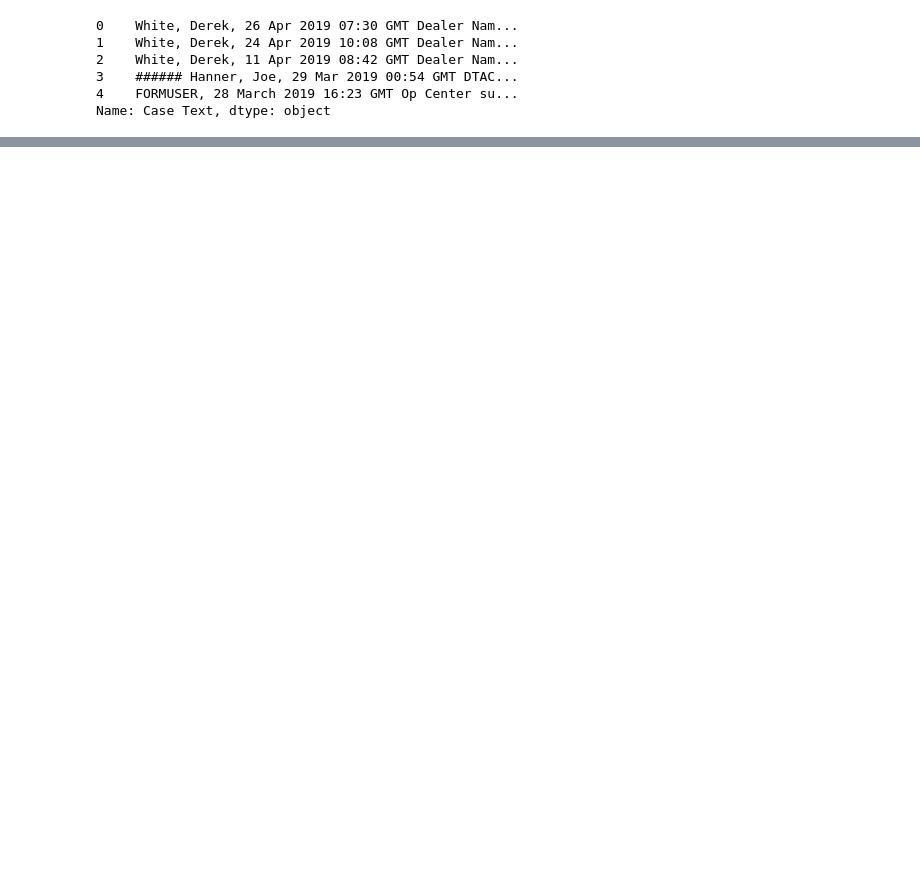
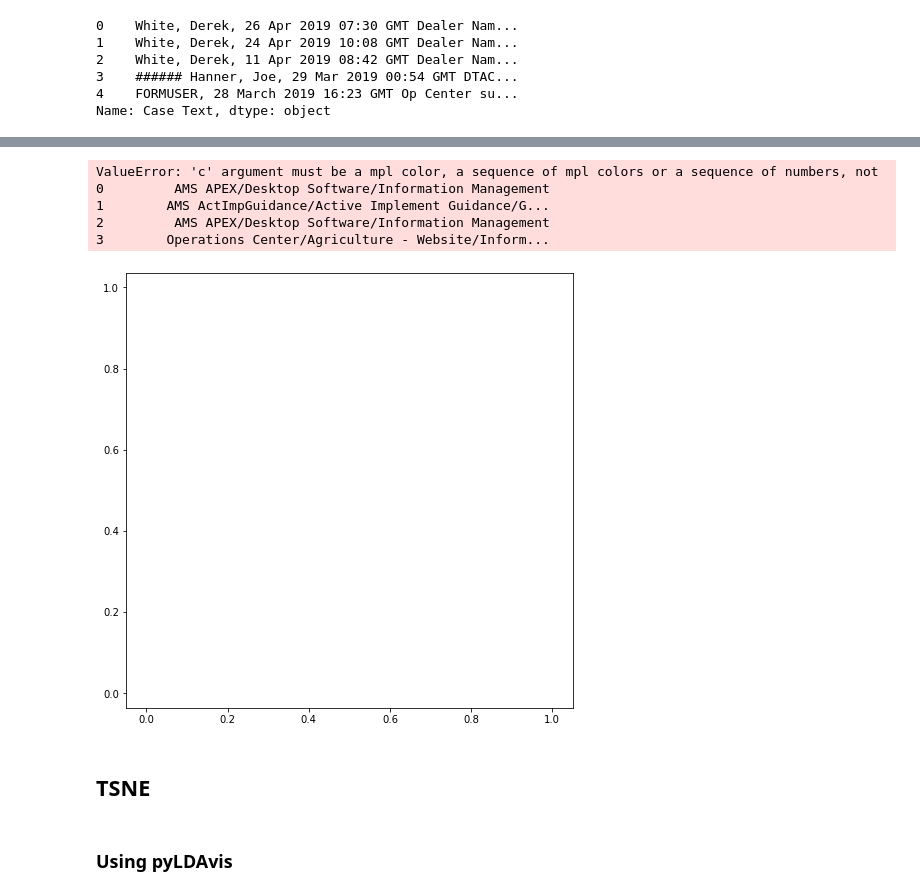
Before and after one commit to WalczRobert/LDA_Proofing, a Jupyter notebook: LDA_proofing.ipynb, the cells around one changed output, grey strips where cells are left out. Saved outputs shown, nothing was run; the diff lists cells and outputs as text; code cells hidden in the pictures; blank space fills up the shorter version.

```diff
--- a/LDA_proofing.ipynb
+++ b/LDA_proofing.ipynb
@@ -228,0 +357,17 @@ MemoryError:
+# %%
+for i in range (NUM_SAMPLES):
+    most_likely_topic = lda[i].argmax()
+
+    if most_likely_topic not in topic_to_doc_mapping:
+        topic_to_doc_mapping[most_likely_topic]=[]
+
+    topic_to_doc_mapping[most_likely_topic].append(i)
+
+    topic_list.append(most_likely_topic)
+    topic_names.append(topic_id_topic_mapping[most_likely_topic])
+
+#len(topic_list)
+#len(topic_names)
+
+dbpedia_df['Most_Likely_Topic'] = pd.Series(topic_list)
+dbpedia_df['Most_Likely_Topic_Names'] = pd.Series(topic_names)
@@ -228,0 +405,8 @@ MemoryError:
+# %%
+from sklearn.manifold import Isomap
+isomap = Isomap(n_neighbors = 20, n_components = 2)
+# %%
+lda_2d_isomap = isomap.fit_transform(lda)
+# %%
+lda_df_isomap = pd.DataFrame(lda_2d_isomap)
+lda_df_isomap.head()
@@ -228,0 +420,10 @@ MemoryError:
+# %%
+plt.subplots(figsize =(8,8))
+plt.axis('equal');
+plt.scatter(lda_df_isomap[0],lda_df_isomap[1], c=dbpedia_df['Product Model'], cmap = plt.cm.Spectral)
+# %% [output]
+ValueError: 'c' argument must be a mpl color, a sequence of mpl colors or a sequence of numbers, not 0         AMS APEX/Desktop Software/Information Management
+1        AMS ActImpGuidance/Active Implement Guidance/G...
+2         AMS APEX/Desktop Software/Information Management
+3        Operations Center/Agriculture - Website/Inform...
+[figure, added]
@@ -228,0 +434,2 @@ MemoryError:
+# %% [markdown]
+## TSNE
@@ -228,0 +439,2 @@ MemoryError:
+# %% [markdown]
+### Using pyLDAvis
```
Also changed, not shown: parts of 40 cells of this notebook.
